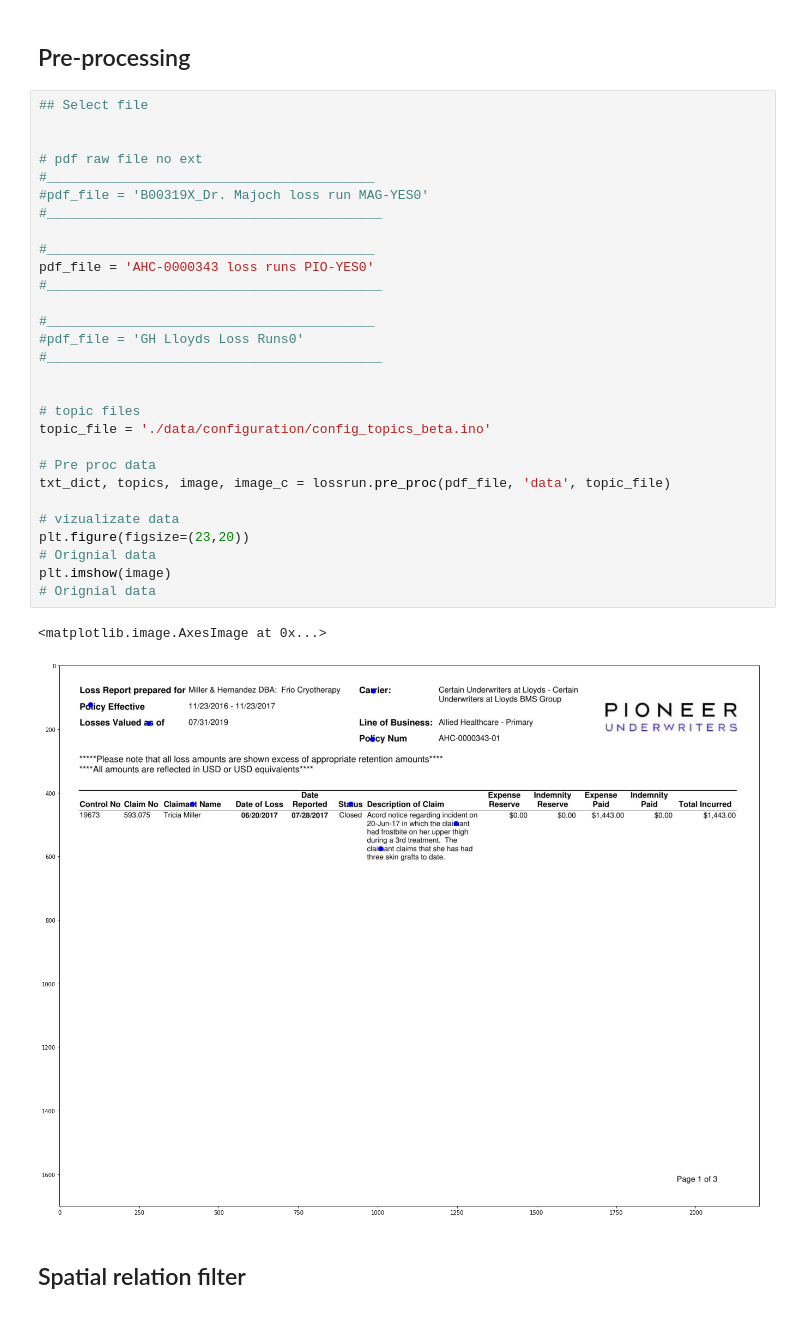
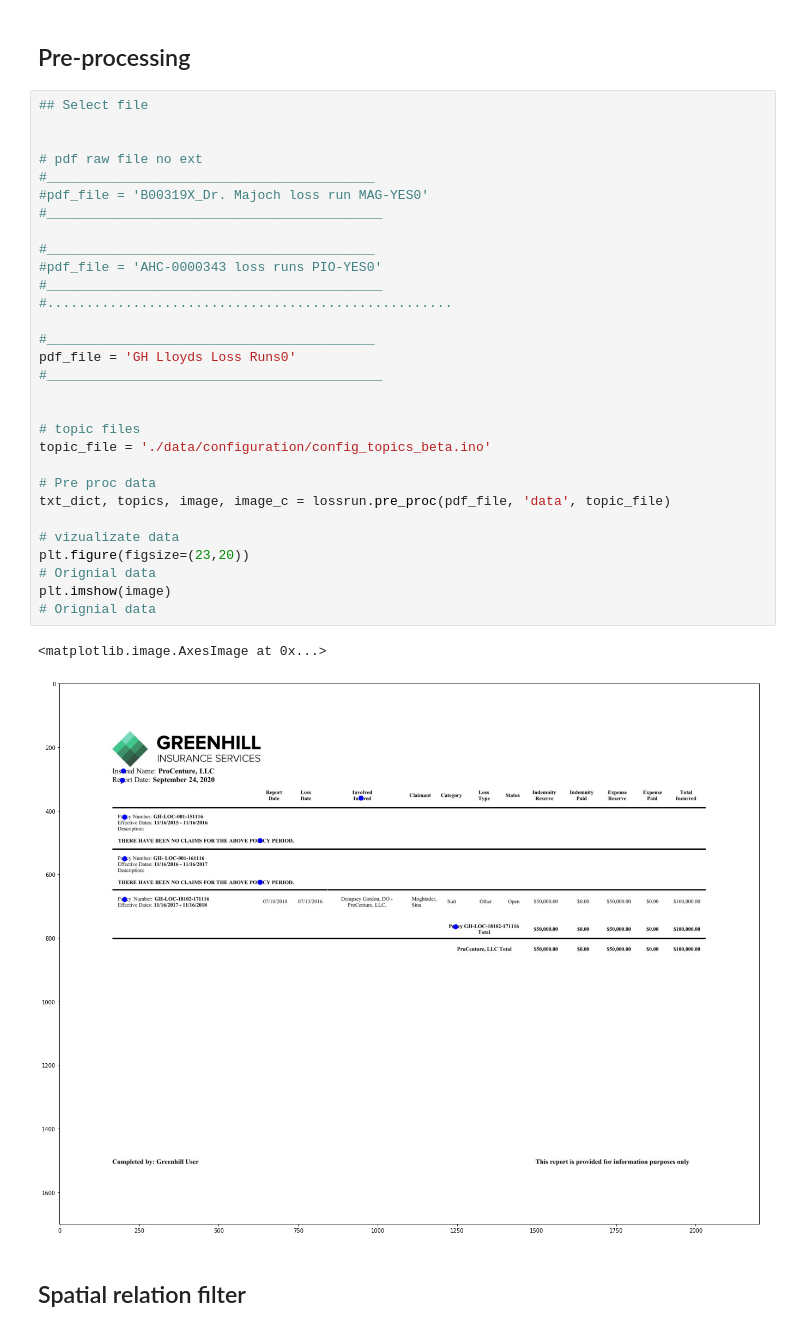
Before and after one commit to zaned897/pdfTextanalyzer, a Jupyter notebook: main.ipynb, the cells around one changed output. Cells and saved outputs as stored; diff of their text form.

```diff
--- a/main.ipynb
+++ b/main.ipynb
@@ -11,35 +11,36 @@ import matplotlib.pyplot as plt
 # %%
 ## Select file
 
 
 # pdf raw file no ext
 #__________________________________________
 #pdf_file = 'B00319X_Dr. Majoch loss run MAG-YES0'
 #___________________________________________
 
 #__________________________________________
-pdf_file = 'AHC-0000343 loss runs PIO-YES0'
+#pdf_file = 'AHC-0000343 loss runs PIO-YES0'
 #___________________________________________
+#....................................................
 
 #__________________________________________
-#pdf_file = 'GH Lloyds Loss Runs0'
+pdf_file = 'GH Lloyds Loss Runs0'
 #___________________________________________
 
 
 # topic files
 topic_file = './data/configuration/config_topics_beta.ino'
 
 # Pre proc data
 txt_dict, topics, image, image_c = lossrun.pre_proc(pdf_file, 'data', topic_file)
 
 # vizualizate data
 plt.figure(figsize=(23,20))
 # Orignial data
 plt.imshow(image)
 # Orignial data
 # %% [output]
 <matplotlib.image.AxesImage at 0x...>
-[figure, old version]
+[figure, new version]
 # %% [markdown]
 ## Spatial relation filter ##
 # %%
```
Also changed, not shown: parts of 12 cells of this notebook, 11 other files.
